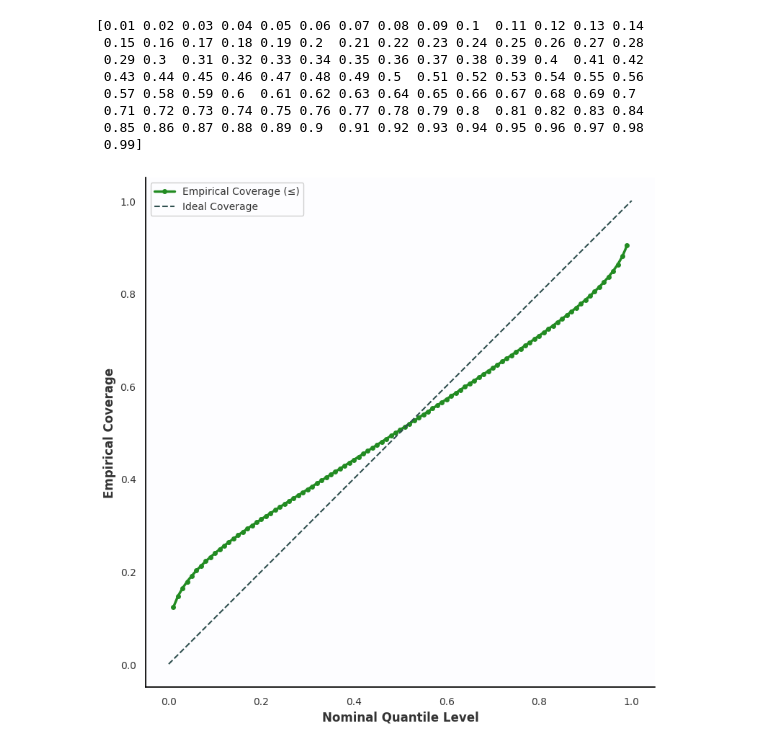
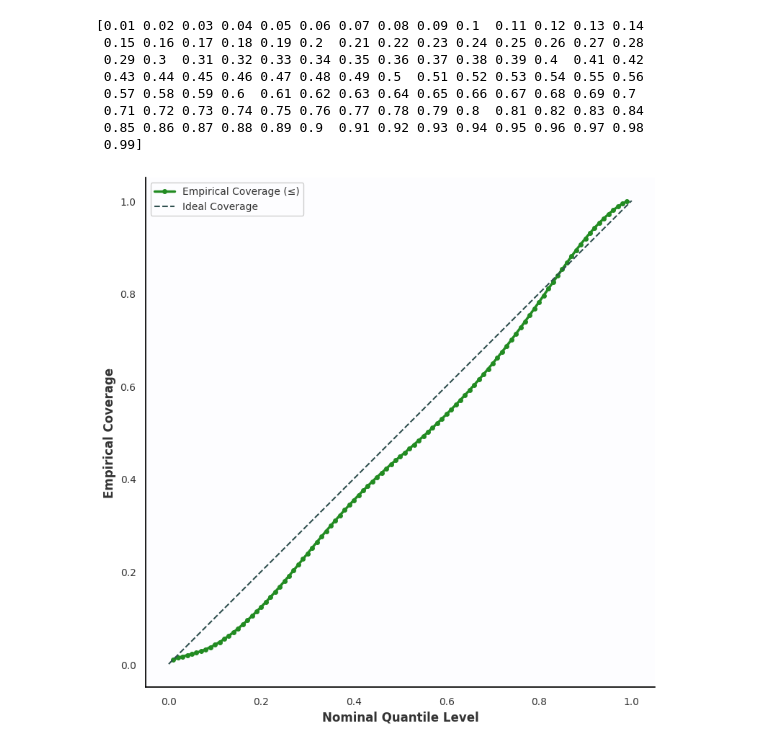
Before and after one commit to Kai-Ref/Probabilistic_LTSF, a Jupyter notebook: notebooks/Final plots/Qualitative.ipynb, the cells around one changed output. Drawn from its saved outputs; the diff is of its cells as text; code cells hidden in the pictures.

```diff
--- a/notebooks/Final plots/Qualitative.ipynb
+++ b/notebooks/Final plots/Qualitative.ipynb
@@ -1,13 +1,16 @@
 # %%
 import matplotlib.pyplot as plt
 # os.chdir('/pfs/data6/home/ma/ma_ma/ma_kreffert/Probabilistic_LTSF/notebooks/BasicTS/')
-from utils import init, get_predictions
+from utils import init, get_predictions, validate
 import os
 os.chdir('/pfs/data6/home/ma/ma_ma/ma_kreffert/Probabilistic_LTSF/BasicTS/')
 from prob.prob_head import ProbabilisticHead
 path= '6f0ff289427f26b39444d02254fe169c'#'27d40957374f98d2d16be997f2c114de'
-cfg_path = "final_weights/ETTh1_prob.py"
-path = "Probabilistic_LTSF/model_weights/gaussian_PatchTST/ETTh1_100_96_720/fe6403be50fc51cc44177cf319d0083f"
+cfg_path = "final_weights/PatchTST/univariate/ETTh1.py"
+# /pfs/data6/home/ma/ma_ma/ma_kreffert/
+path = "Probabilistic_LTSF/BasicTS/final_weights/PatchTST/univariate/ETTh1_96_720/4230f7020ba7029f40537557a2f90830/PatchTST_best_val_NLL.pt"
+# path = "Probabilistic_LTSF/BasicTS/final_weights/PatchTST/univariate/ETTh1_96_720/4230f7020ba7029f40537557a2f908307/"
 
-runner = init(model='PatchTST', dataset='ETTh1_prob', path=path, no_logging=False, cfg_path=cfg_path)
+runner, cfg = init(model='PatchTST', dataset='ETTh1', path=path, no_logging=False, cfg_path=cfg_path, set_rescale=False)
+validate(runner, cfg=cfg, train_epoch=None)
 # %% [output]
@@ -613,11 +612,11 @@ def plot_quantile_coverage_seaborn(quantiles, future_actuals, quantile_levels, f
     # actuals_broadcast = np.repeat(future_actuals[..., np.newaxis], quantiles.shape[-1], axis=-1)
 
     # Verify shapes match
-    assert actuals_broadcast.shape == quantiles.shape, f"Shape mismatch: actuals_broadcast {actuals_broadcast.shape} vs quantiles {quantiles.shape}"
+    # assert future_actuals.shape == quantiles.shape, f"Shape mismatch: actuals_broadcast {future_actuals.shape} vs quantiles {quantiles.shape}"
 
     # Empirical CDF values — indicator where actual ≤ predicted quantile
-    hits = actuals_broadcast <= quantiles
-    strict_hits = actuals_broadcast < quantiles
+    hits = future_actuals <= quantiles
+    strict_hits = future_actuals < quantiles
 
     # Compute coverage for each quantile level, averaging over batch, time, and features
     empirical_coverage = hits.mean(axis=(0, 1, 2))  # average over B, T, D
@@ -667,31 +666,31 @@ def plot_quantile_coverage_seaborn(quantiles, future_actuals, quantile_levels, f
     # Add equal aspect ratio
     ax.set_aspect('equal')
 
     # Improve tick marks
     ax.tick_params(axis='both', which='major', labelsize=10)
 
     # Add reference lines at 0 and 1
     # ax.axhline(y=0, color='#888888', linestyle='-', alpha=0.3)
     # ax.axhline(y=1, color='#888888', linestyle='-', alpha=0.3)
     # ax.axvline(x=0, color='#888888', linestyle='-', alpha=0.3)
     # ax.axvline(x=1, color='#888888', linestyle='-', alpha=0.3)
 
     # Add legend with improved styling
     legend = ax.legend(loc='upper left', frameon=True, framealpha=0.95,
                       fontsize=10, facecolor=custom_bg)
     # legend.get_frame().set_edgecolor('#888888')
 
     plt.tight_layout()
 
     return fig, ax
 
 # Example usage:
 # quantiles = np.random.normal(size=(10, 20, 7, 9))  # Example shape: (B=10, T=20, D=7, Q=9)
 # future_actuals = np.random.normal(size=(10, 20, 7))  # Example shape: (B=10, T=20, D=7)
 # quantile_levels = np.linspace(0.05, 0.95, 9)  # 9 quantile levels from 0.05 to 0.95
 #
 fig, ax = plot_quantile_coverage_seaborn(quantiles, future_actuals, quantile_levels,
                                         show_strict=False, show_diagonal=True)
 plt.show()
 # %% [output]
-[figure, old version]
+[figure, new version]
```
Also changed, not shown: parts of 7 cells of this notebook, 9 other files.
